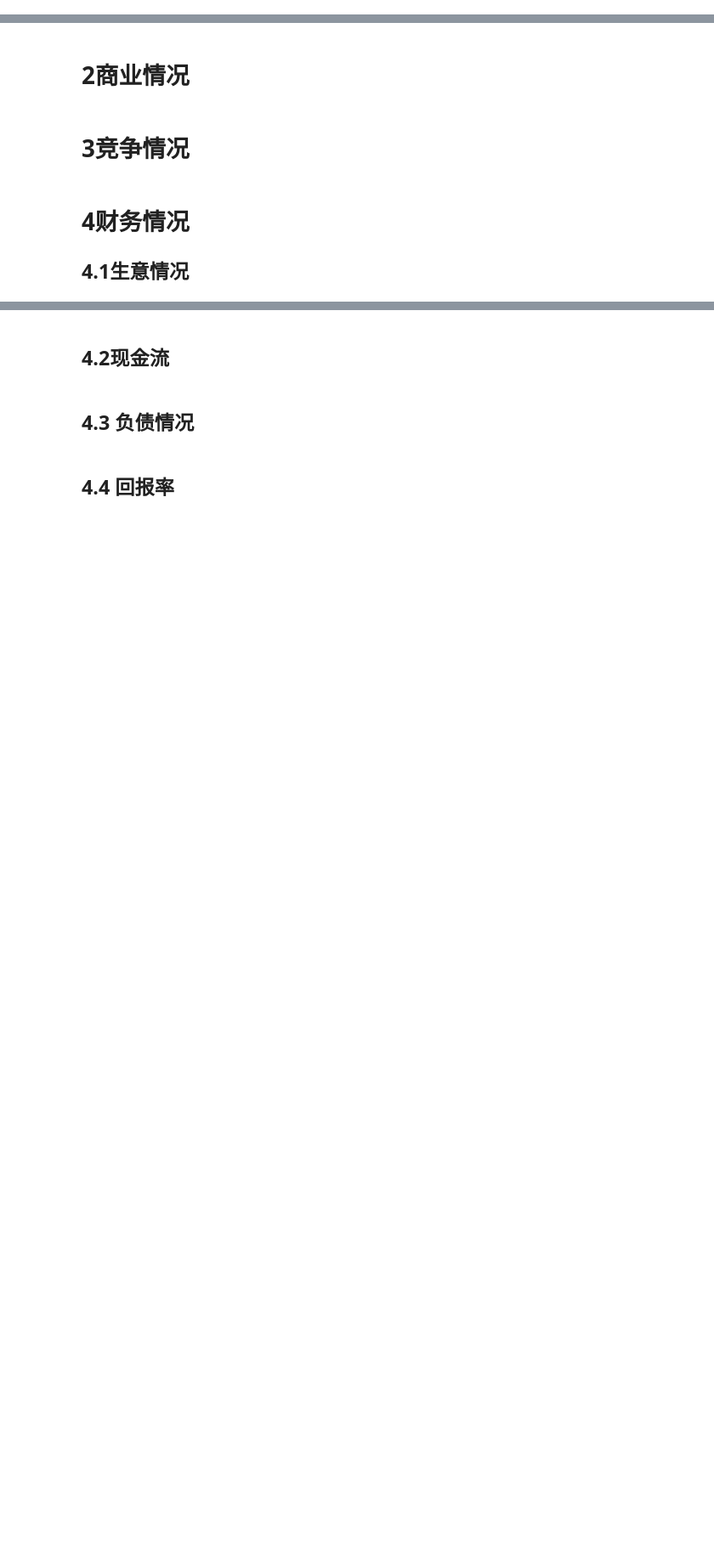
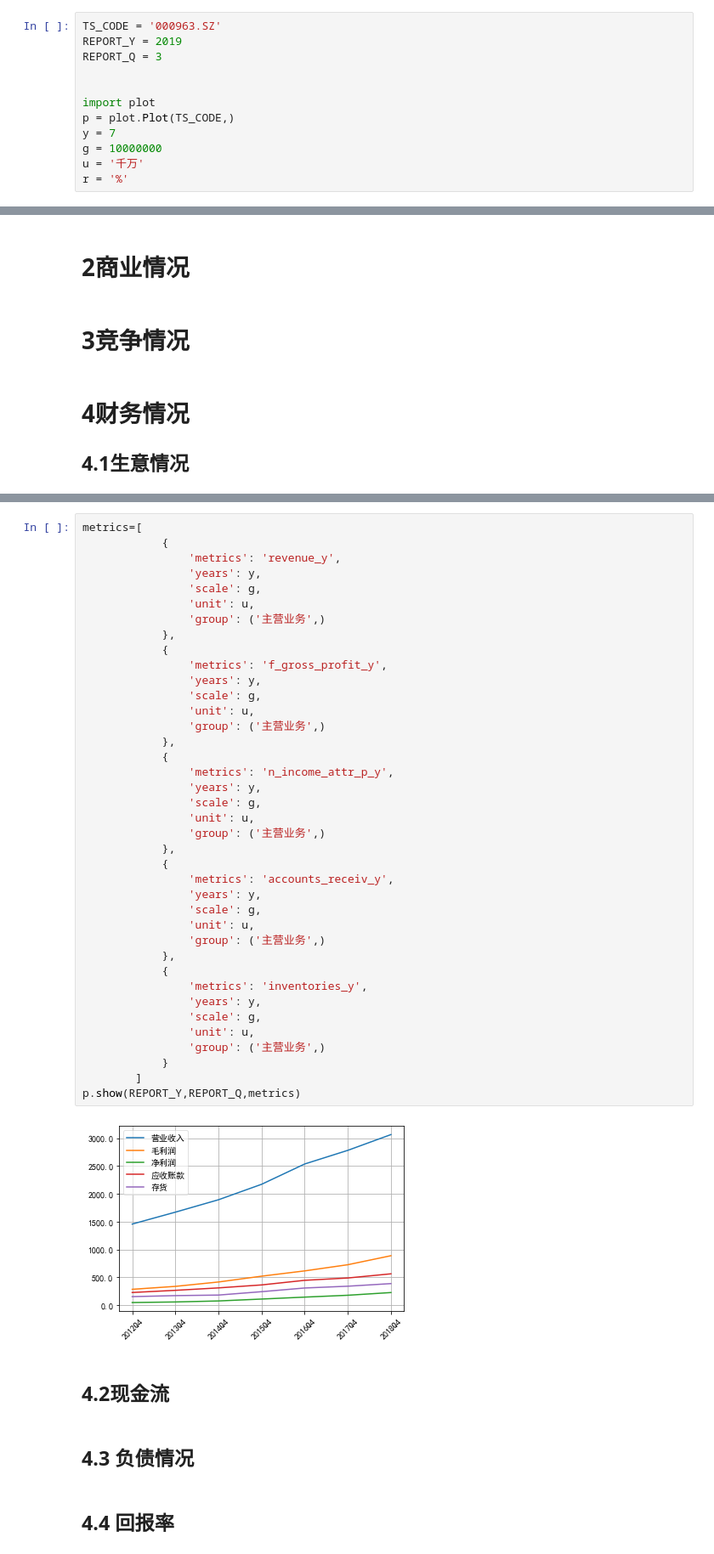
Before and after one commit to ChaosXu/stockpy, a Jupyter notebook: jupyter/医药/000963_华东医药.ipynb, the cells around one changed output, grey strips where cells are left out. Shown: that part at 85% size. Drawn from its saved outputs; the diff is of its cells as text; blank space fills up the shorter version.

```diff
--- a/jupyter/医药/000963_华东医药.ipynb
+++ b/jupyter/医药/000963_华东医药.ipynb
@@ -11,3 +1,15 @@ print(stock.Stock)
+# %%
+TS_CODE = '000963.SZ'
+REPORT_Y = 2019
+REPORT_Q = 3
+
+
+import plot
+p = plot.Plot(TS_CODE,)
+y = 7
+g = 10000000
+u = '千万'
+r = '%'
 # %% [markdown]
 # 1公司信息
 
@@ -33,3 +31,44 @@ print(TS_CODE)
+# %%
+metrics=[
+            {
+                'metrics': 'revenue_y',
+                'years': y,
+                'scale': g,
+                'unit': u,
+                'group': ('主营业务',)
+            },
+            {
+                'metrics': 'f_gross_profit_y',
+                'years': y,
+                'scale': g,
+                'unit': u,
+                'group': ('主营业务',)
+            },
+            {
+                'metrics': 'n_income_attr_p_y',
+                'years': y,
+                'scale': g,
+                'unit': u,
+                'group': ('主营业务',)
+            },
+            {
+                'metrics': 'accounts_receiv_y',
+                'years': y,
+                'scale': g,
+                'unit': u,
+                'group': ('主营业务',)
+            },
+            {
+                'metrics': 'inventories_y',
+                'years': y,
+                'scale': g,
+                'unit': u,
+                'group': ('主营业务',)
+            }
+        ]
+p.show(REPORT_Y,REPORT_Q,metrics)
+# %% [output]
+[figure, added]
 # %% [markdown]
 ## 4.2现金流
 # %% [markdown]
```
Also changed, not shown: parts of 2 cells of this notebook, 9 other files.
